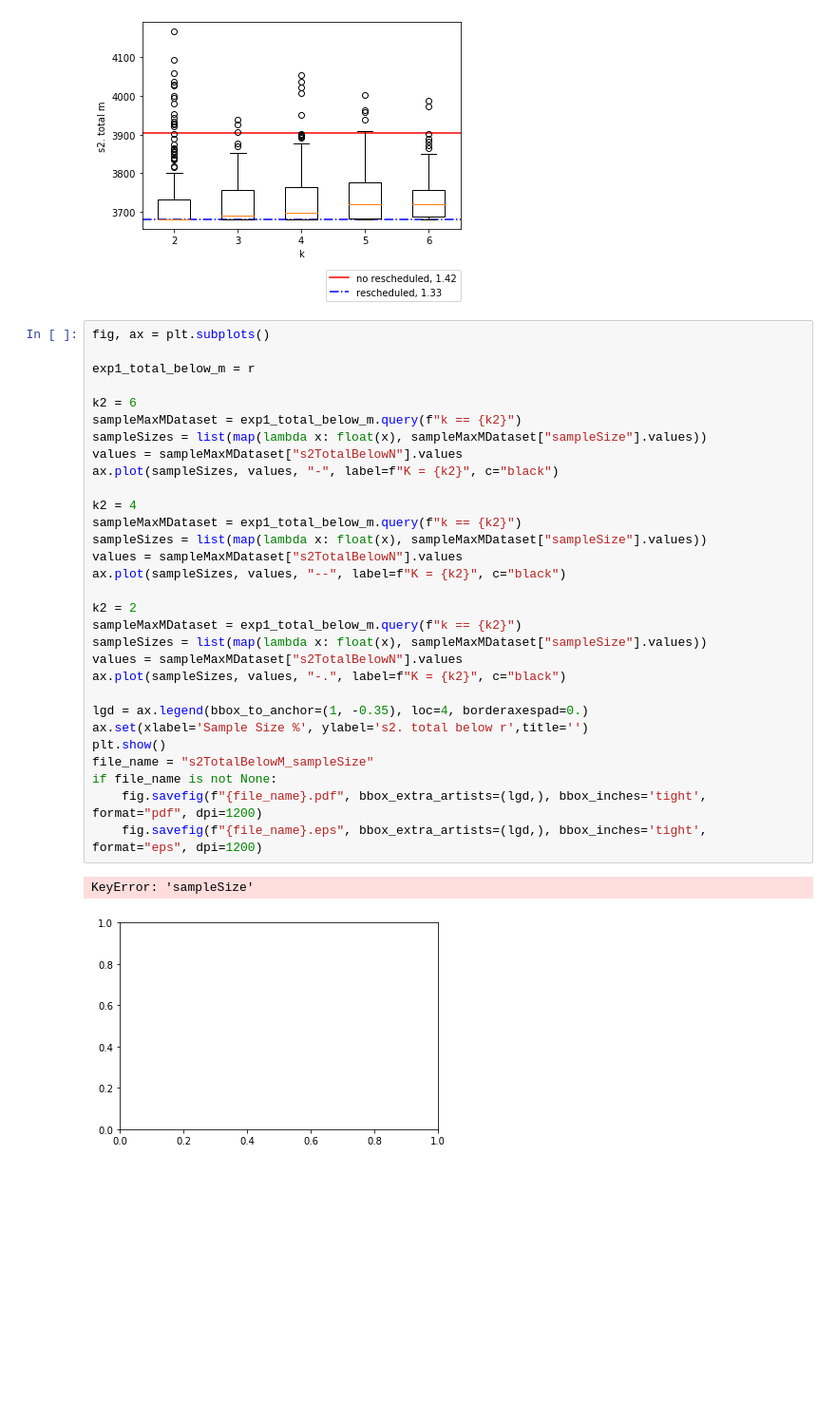
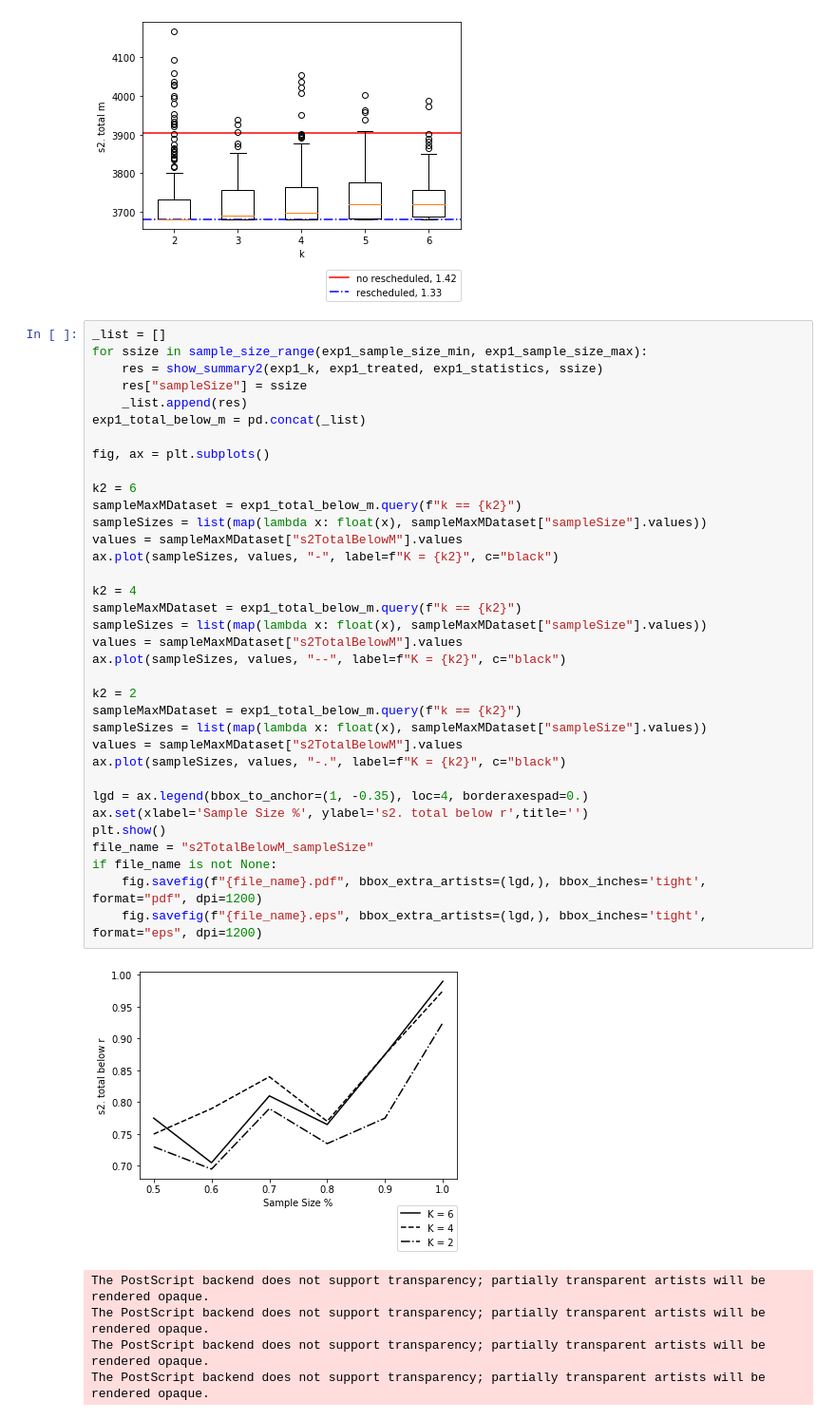
Before and after one commit to vicaba/siot-eclustering-viz, a Jupyter notebook: siot-clustering2.ipynb, the cells around one changed output. Shown at 95% size. Saved outputs shown, nothing was run; the diff lists cells and outputs as text; blank space fills up the shorter version.

```diff
--- a/siot-clustering2.ipynb
+++ b/siot-clustering2.ipynb
@@ -500,35 +525,43 @@ plt.show()
 # %% [output]
 [figure]
 # %%
+_list = []
+for ssize in sample_size_range(exp1_sample_size_min, exp1_sample_size_max):
+    res = show_summary2(exp1_k, exp1_treated, exp1_statistics, ssize)
+    res["sampleSize"] = ssize
+    _list.append(res)
+exp1_total_below_m = pd.concat(_list)
+
 fig, ax = plt.subplots()
-
-exp1_total_below_m = r
 
 k2 = 6
 sampleMaxMDataset = exp1_total_below_m.query(f"k == {k2}")
 sampleSizes = list(map(lambda x: float(x), sampleMaxMDataset["sampleSize"].values))
-values = sampleMaxMDataset["s2TotalBelowN"].values
+values = sampleMaxMDataset["s2TotalBelowM"].values
 ax.plot(sampleSizes, values, "-", label=f"K = {k2}", c="black")
 
 k2 = 4
 sampleMaxMDataset = exp1_total_below_m.query(f"k == {k2}")
 sampleSizes = list(map(lambda x: float(x), sampleMaxMDataset["sampleSize"].values))
-values = sampleMaxMDataset["s2TotalBelowN"].values
+values = sampleMaxMDataset["s2TotalBelowM"].values
 ax.plot(sampleSizes, values, "--", label=f"K = {k2}", c="black")
 
 k2 = 2
 sampleMaxMDataset = exp1_total_below_m.query(f"k == {k2}")
 sampleSizes = list(map(lambda x: float(x), sampleMaxMDataset["sampleSize"].values))
-values = sampleMaxMDataset["s2TotalBelowN"].values
+values = sampleMaxMDataset["s2TotalBelowM"].values
 ax.plot(sampleSizes, values, "-.", label=f"K = {k2}", c="black")
 
 lgd = ax.legend(bbox_to_anchor=(1, -0.35), loc=4, borderaxespad=0.)
 ax.set(xlabel='Sample Size %', ylabel='s2. total below r',title='')
 plt.show()
 file_name = "s2TotalBelowM_sampleSize"
 if file_name is not None:
     fig.savefig(f"{file_name}.pdf", bbox_extra_artists=(lgd,), bbox_inches='tight', format="pdf", dpi=1200)
     fig.savefig(f"{file_name}.eps", bbox_extra_artists=(lgd,), bbox_inches='tight', format="eps", dpi=1200)
 # %% [output]
+[figure, new version]
-KeyError: 'sampleSize'
+The PostScript backend does not support transparency; partially transparent artists will be rendered opaque.
+The PostScript backend does not support transparency; partially transparent artists will be rendered opaque.
+The PostScript backend does not support transparency; partially transparent artists will be rendered opaque.
+The PostScript backend does not support transparency; partially transparent artists will be rendered opaque.
-[figure, old version]
```
Also changed, not shown: parts of 1 cell of this notebook, 3 other files.
